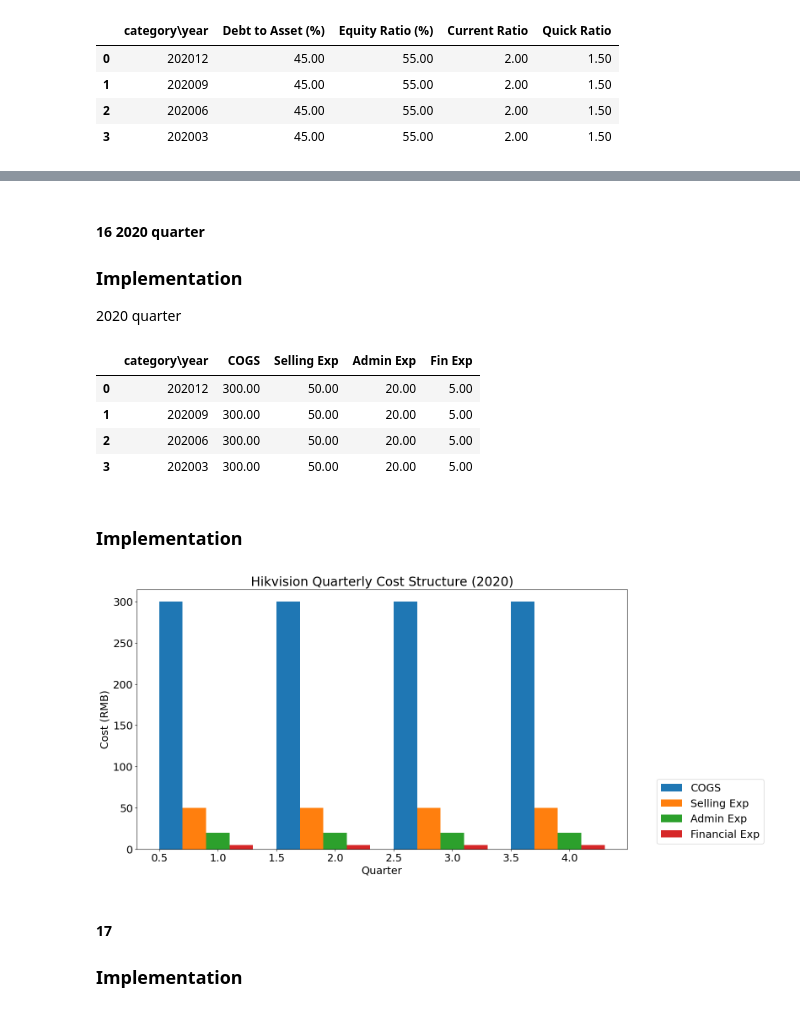
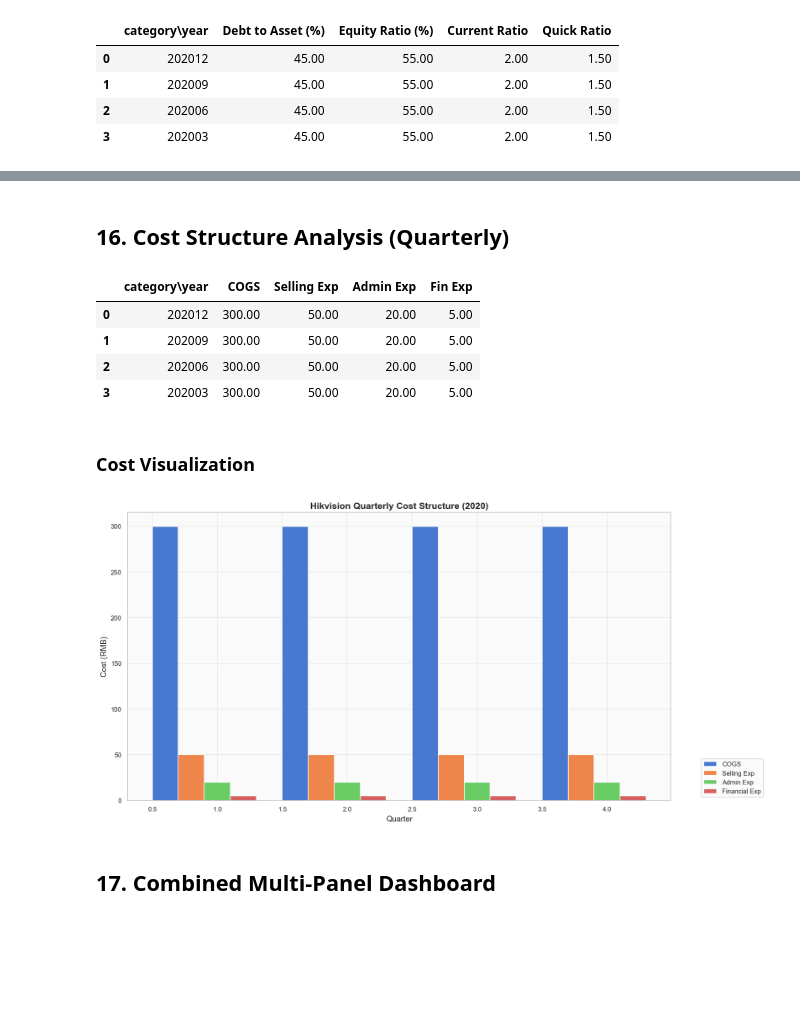
Before and after one commit to T-T-Best/Industry-data-visualization, a Jupyter notebook: industry_data_visualization.ipynb, the cells around one changed output, grey strips where cells are left out. Saved outputs shown, nothing was run; the diff lists cells and outputs as text; code cells hidden in the pictures; blank space fills up the shorter version.

Commit message:
Polish charts with seaborn styling, fix broken markdown table, clean section headers, cache all outputs, desensitize data

```diff
--- a/industry_data_visualization.ipynb
+++ b/industry_data_visualization.ipynb
@@ -356,6 +354,5 @@ plt.show()
 # %%
 plt.figure(figsize=(25,15))
-plt.rcParams['font.size'] = 14   # global14pt font
 plt.subplot(2,2,1)
 plt.bar(x=dt_pro_st.columns,height=dt_pro_st.loc["mean",:],label="Industry Mean",width = 0.6, alpha = 0.7,color="b" )
 plt.plot(pro_compare.columns,pro_compare.loc["Hikvision",:],"r",linestyle = '--', marker = '*', label = 'Hikvision')
@@ -409,6 +402,5 @@ df
 # %%
 plt.figure(figsize=(15,5))
-plt.rcParams['font.size'] = 14   # global14pt font
 # extract year list and key profitability metrics
 year=list()
 ROA=list()   #Return on Total Assets(Return On Assets)
@@ -522,7 +507,6 @@ df_quarter
 # %%
 # quarterly financial breakdown for Hikvision
 plt.figure(figsize=(15, 15))
-plt.rcParams['font.size'] = 14
 for i in range(2):
     ax = plt.subplot(221+i)
     # extract the following dimensions
@@ -552,7 +533,6 @@ plt.show()
 
 plt.figure(figsize=(15,5))
 
-plt.rcParams['font.size'] = 14      # global14pt font
 
 df_profit=tables[1]
 
@@ -651,7 +626,5 @@ Text(0.5, 0.98, 'Hikvision 2020 Quarterly Solvency')
 # %% [markdown]
-#### 16 2020 quarter
-### Implementation
- 2020 quarter
+## 16. Cost Structure Analysis (Quarterly)
 # %%
 # Cost Analysis
 df_cost=tables[3]
@@ -665,36 +638,33 @@ df_cost
 | 2 | 202006 | 300.00 | 50.00 | 20.00 | 5.00 |
 | 3 | 202003 | 300.00 | 50.00 | 20.00 | 5.00 |
 # %% [markdown]
-
-### Implementation
+### Cost Visualization
 # %%
 OC=list()      # Operating Cost
 SE=list()   # Selling Expense
 AE=list()   # Administrative Expense
 FE=list()   # Financial Expense
 delta=0.2
 qt=pd.Series([4, 3, 2, 1])
 for idx,row in df_cost.iterrows():
     OC.append(float(str(row[1]).replace("","")))
     SE.append(float(str(row[2]).replace("","")))
     AE.append(float(str(row[3]).replace("","")))
     FE.append(float(str(row[4]).replace("","")))
 plt.figure(figsize=(15, 8))
-plt.rcParams['font.size'] = 18      #global14pt font
 plt.bar(qt-2*delta, OC, label="COGS",width=delta)
 plt.bar(qt-delta, SE, label="Selling Exp",width=delta)
 plt.bar(qt, AE, label="Admin Exp",width=delta)
 plt.bar(qt+delta, FE, label="Financial Exp",width=delta)
 plt.legend(bbox_to_anchor=(1.05, 0), loc=3)    # enable legend
 plt.xlabel("Quarter")      # X axis
 plt.ylabel("Cost (RMB)")      # Y axis
 plt.title(u"Hikvision Quarterly Cost Structure (2020)")    # title
 plt.show()
 # %% [output]
-[figure, old version]
+[figure, new version]
 # %% [markdown]
-#### 17
-### Implementation
+## 17. Combined Multi-Panel Dashboard
 # %%
 # combined 3-panel chart
 # quarterly financial breakdown for Hikvision
```
Also changed, not shown: parts of 40 cells of this notebook.
